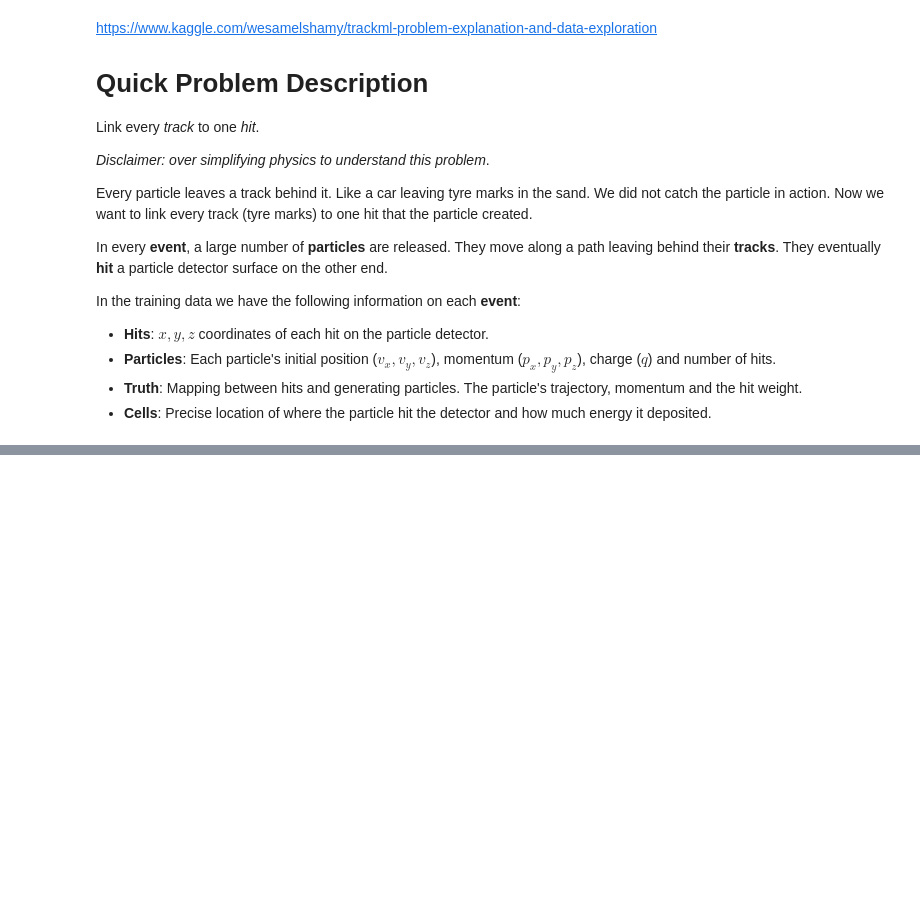
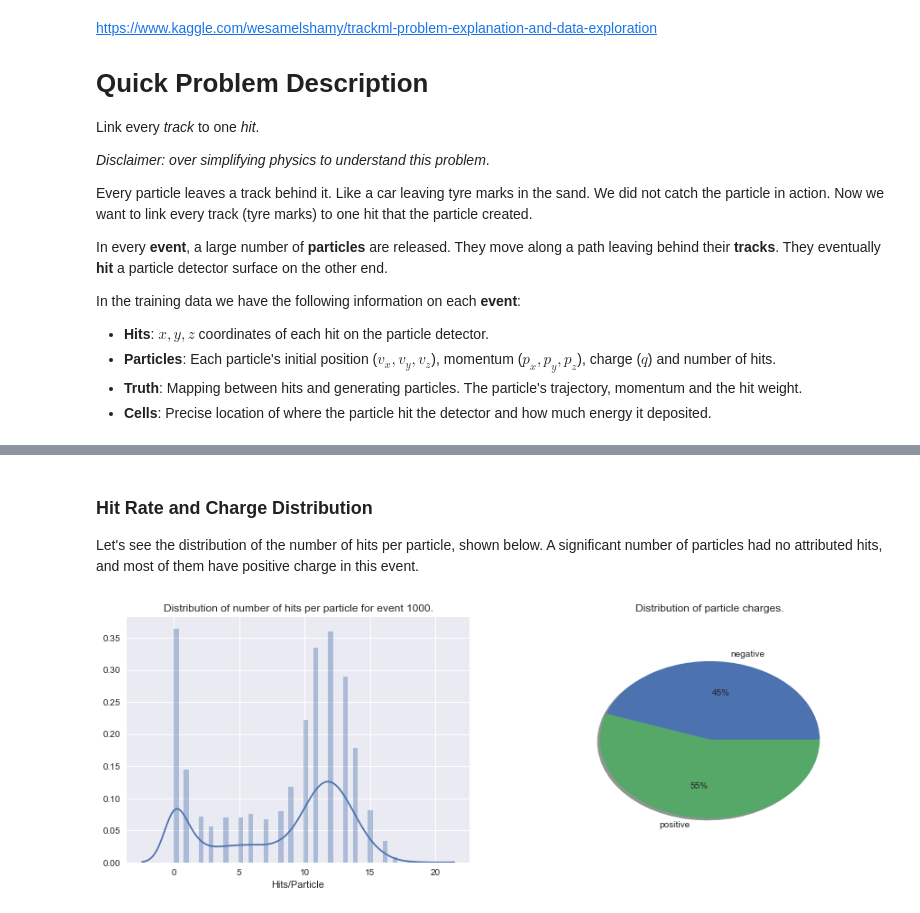
Before and after one commit to lasershow/machine-learning-capstone, a Jupyter notebook: kernel/EDA.ipynb, the cells around one changed output, grey strips where cells are left out. Saved outputs shown, nothing was run; the diff lists cells and outputs as text; code cells hidden in the pictures; blank space fills up the shorter version.

```diff
--- a/kernel/EDA.ipynb
+++ b/kernel/EDA.ipynb
@@ -40,0 +203,18 @@ print('{} memory usage {:.2f} MB'.format(event_prefix, mem_bytes / 2**20))
+# %% [markdown]
+### Hit Rate and Charge Distribution
+Let's see the distribution of the number of hits per particle, shown below.  A significant number of particles had no attributed hits, and most of them have positive charge in this event.
+# %%
+plt.figure(figsize=(15, 5))
+plt.subplot(1, 2, 1)
+sns.distplot(particles.nhits.values, axlabel='Hits/Particle', bins=50)
+plt.title('Distribution of number of hits per particle for event 1000.')
+plt.subplot(1, 2, 2)
+plt.pie(particles.groupby('q')['vx'].count(),
+        labels=['negative', 'positive'],
+        autopct='%.0f%%',
+        shadow=True,
+        radius=0.8)
+plt.title('Distribution of particle charges.')
+plt.show()
+# %% [output]
+[figure, added]
```
Also changed, not shown: parts of 21 cells of this notebook, 11 other files.
